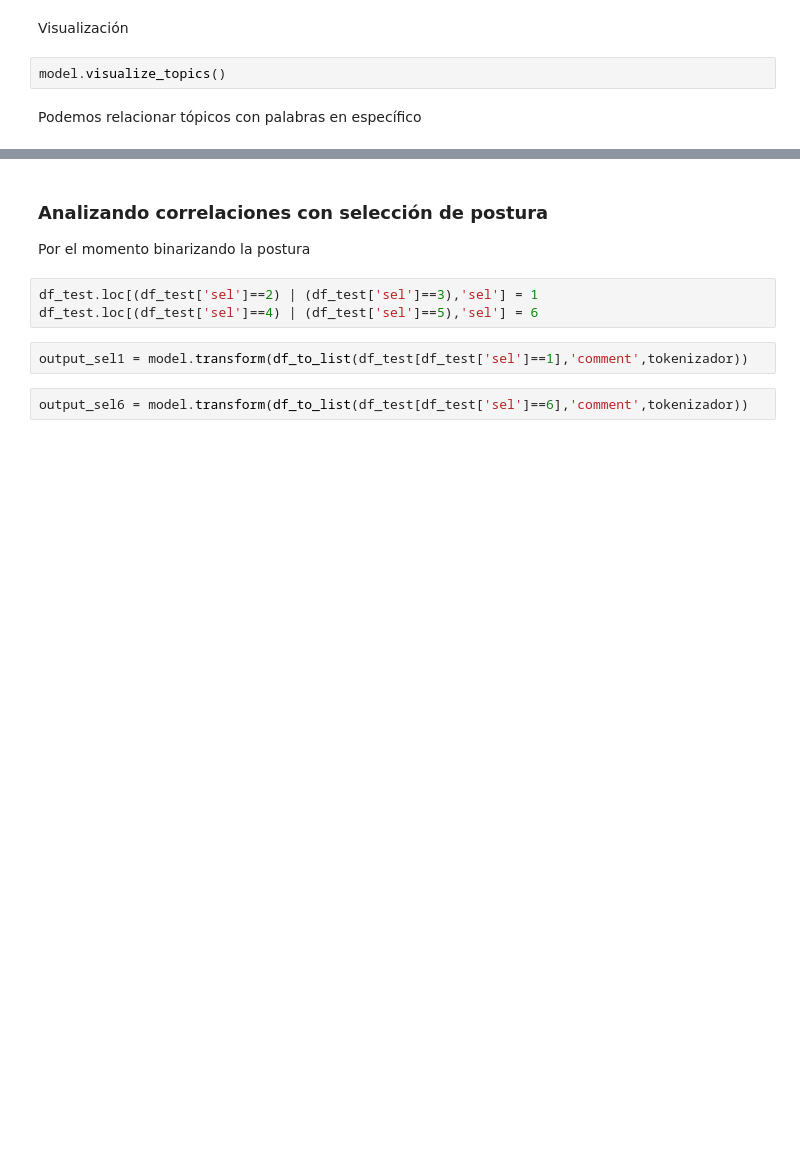
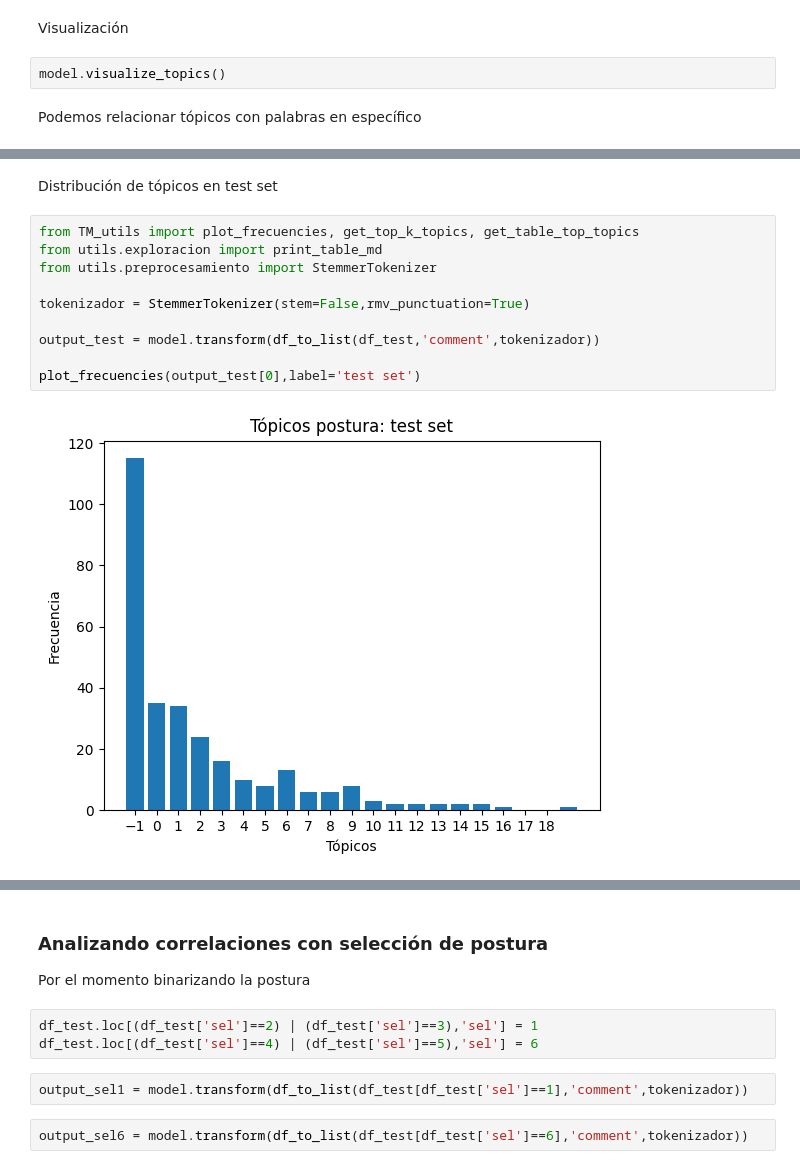
Before and after one commit to camilocarvajalreyes/ethicapp-nlp, a Jupyter notebook: topic-modelling/BT_adela.ipynb, the cells around one changed output, grey strips where cells are left out. Cells and saved outputs as stored; diff of their text form; blank space fills up the shorter version.

```diff
--- a/topic-modelling/BT_adela.ipynb
+++ b/topic-modelling/BT_adela.ipynb
@@ -179,0 +181,14 @@ Tópicos relevantes para concepto: integridad
+# %% [markdown]
+Distribución de tópicos en test set
+# %%
+from TM_utils import plot_frecuencies, get_top_k_topics, get_table_top_topics
+from utils.exploracion import print_table_md
+from utils.preprocesamiento import StemmerTokenizer
+
+tokenizador = StemmerTokenizer(stem=False,rmv_punctuation=True)
+
+output_test = model.transform(df_to_list(df_test,'comment',tokenizador))
+
+plot_frecuencies(output_test[0],label='test set')
+# %% [output]
+[figure, added]
```
Also changed, not shown: parts of 17 cells of this notebook, 2 other files.
